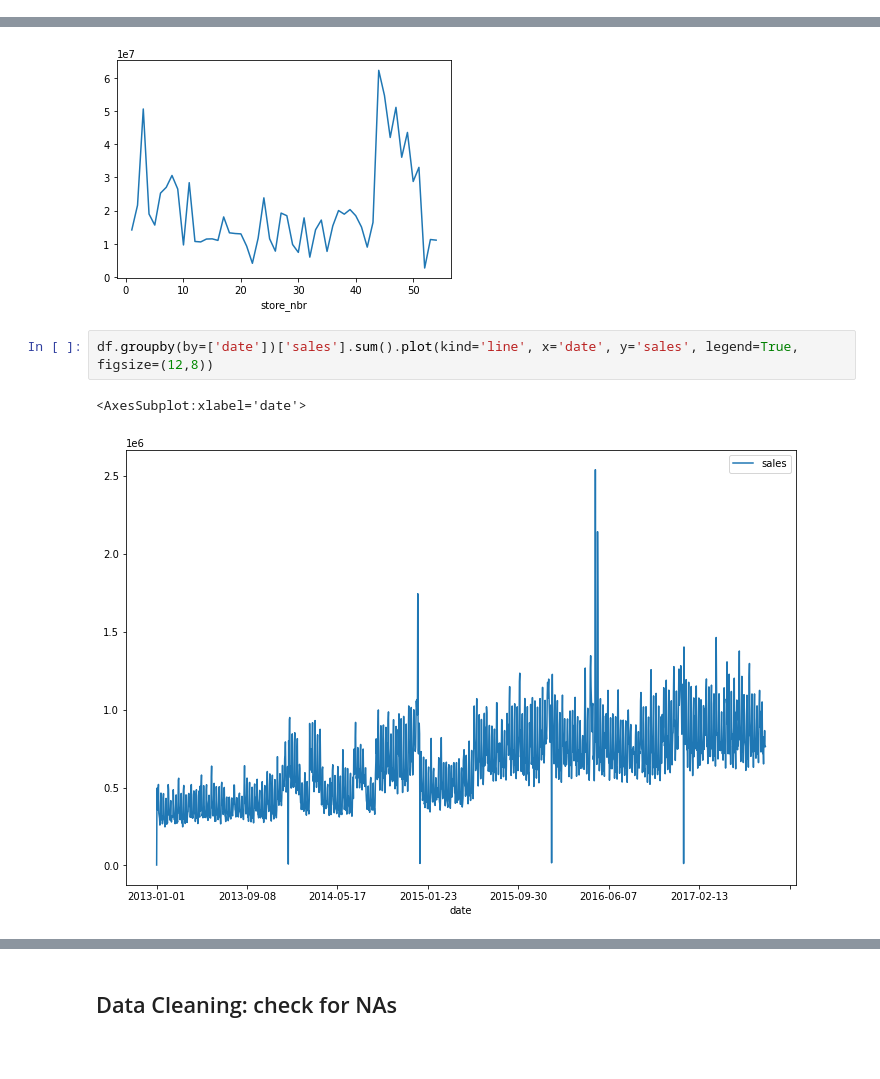
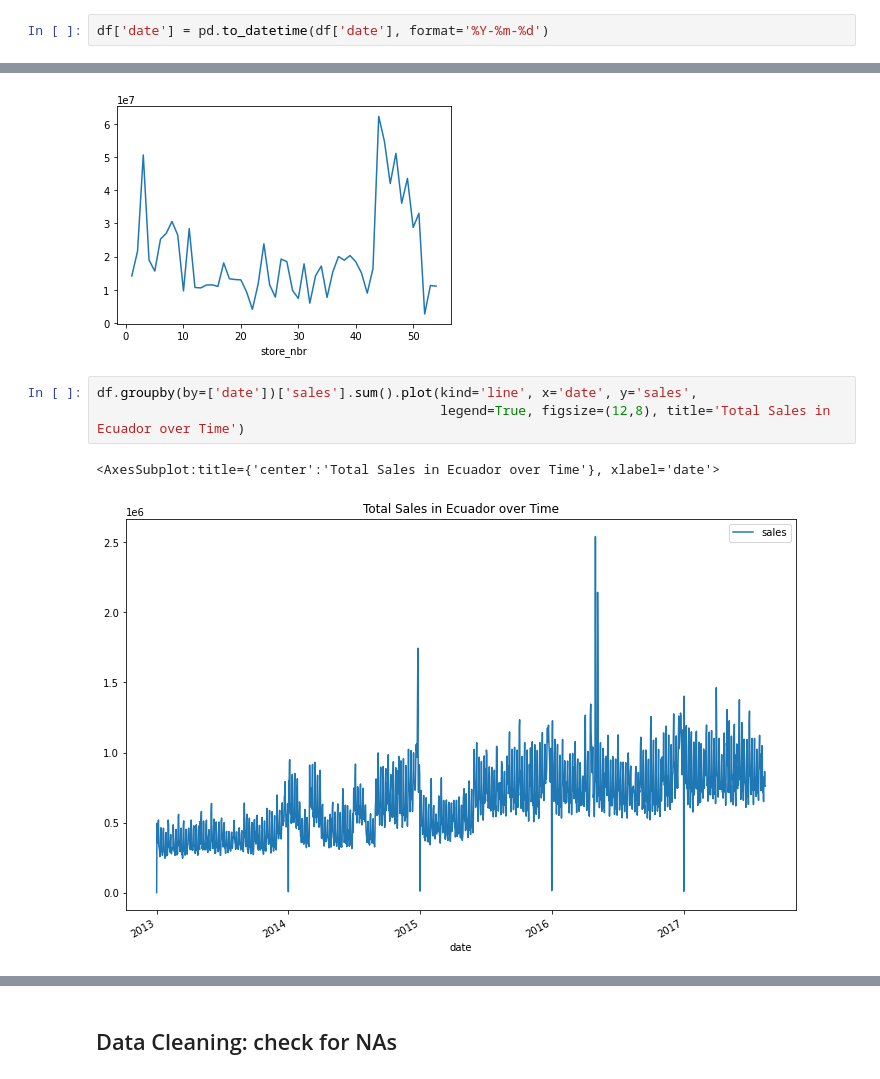
Before and after one commit to jiahui890/time-series-forecasting-store-sales, a Jupyter notebook: notebooks/EDA.ipynb, the cells around one changed output, grey strips where cells are left out. Saved outputs shown, nothing was run; the diff lists cells and outputs as text; blank space fills up the shorter version.

Commit message:
plot graphs

```diff
--- a/notebooks/EDA.ipynb
+++ b/notebooks/EDA.ipynb
@@ -41,6 +41,8 @@ Data columns (total 17 columns):
  16  transferred   object
 dtypes: float64(3), int64(4), object(10)
 memory usage: 390.2+ MB
+# %%
+df['date'] = pd.to_datetime(df['date'], format='%Y-%m-%d')
 # %% [markdown]
 ## EDA plots
 # %% [markdown]
@@ -60,7 +88,8 @@ df.groupby(by=['store_nbr'])['sales'].sum().plot(kind='line', x='store_nbr', y='
 <AxesSubplot:xlabel='store_nbr'>
 [figure]
 # %%
-df.groupby(by=['date'])['sales'].sum().plot(kind='line', x='date', y='sales', legend=True, figsize=(12,8))
+df.groupby(by=['date'])['sales'].sum().plot(kind='line', x='date', y='sales',
+                                            legend=True, figsize=(12,8), title='Total Sales in Ecuador over Time')
 # %% [output]
-<AxesSubplot:xlabel='date'>
+<AxesSubplot:title={'center':'Total Sales in Ecuador over Time'}, xlabel='date'>
-[figure, old version]
+[figure, new version]
```
Also changed, not shown: parts of 6 cells of this notebook, 7 other files.
